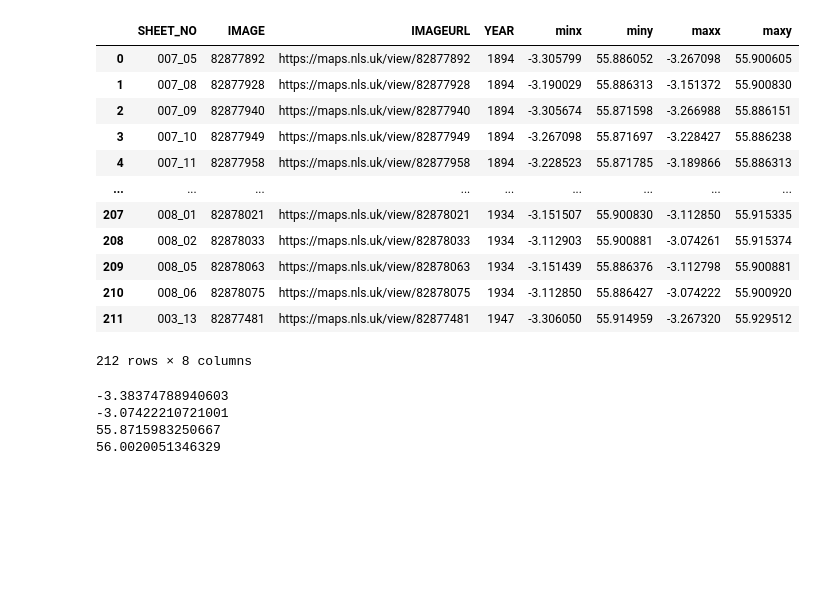
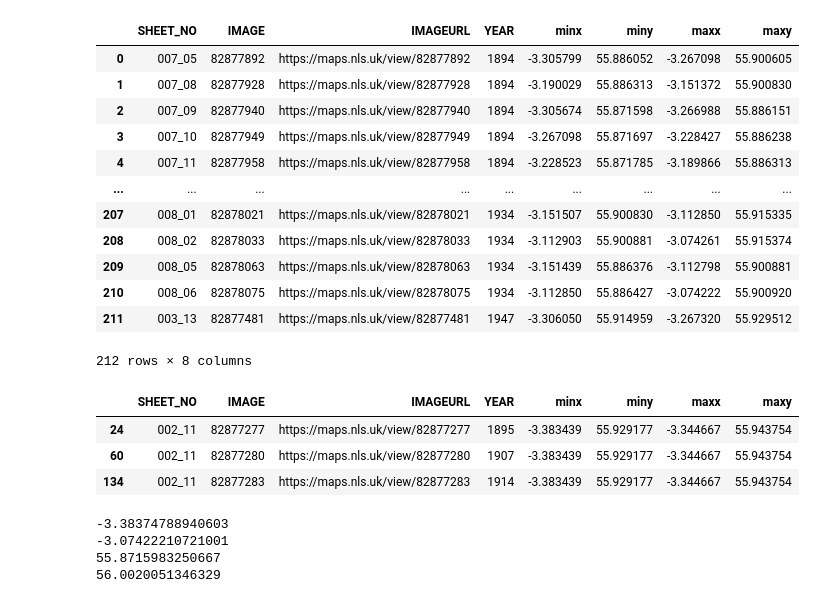
Before and after one commit to alv31415/contrastive-map, a Jupyter notebook: src/dev/meta_explore.ipynb, the cells around one changed output. Saved outputs shown, nothing was run; the diff lists cells and outputs as text; code cells hidden in the pictures; blank space fills up the shorter version.

```diff
--- a/src/dev/meta_explore.ipynb
+++ b/src/dev/meta_explore.ipynb
@@ -54,6 +54,13 @@ meta
 | 210 | 008_06 | 82878075 | https://maps.nls.uk/view/82878075 | 1934 | -3.112850 | 55.886427 | -3.074222 | 55.900920 |
 | 211 | 003_13 | 82877481 | https://maps.nls.uk/view/82877481 | 1947 | -3.306050 | 55.914959 | -3.267320 | 55.929512 |
 212 rows × 8 columns
+# %%
+meta[meta["SHEET_NO"] == "002_11"]
+# %% [output]
+|  | SHEET_NO | IMAGE | IMAGEURL | YEAR | minx | miny | maxx | maxy |
+| 24 | 002_11 | 82877277 | https://maps.nls.uk/view/82877277 | 1895 | -3.383439 | 55.929177 | -3.344667 | 55.943754 |
+| 60 | 002_11 | 82877280 | https://maps.nls.uk/view/82877280 | 1907 | -3.383439 | 55.929177 | -3.344667 | 55.943754 |
+| 134 | 002_11 | 82877283 | https://maps.nls.uk/view/82877283 | 1914 | -3.383439 | 55.929177 | -3.344667 | 55.943754 |
 # %%
 print(meta["minx"].min())
 print(meta["maxx"].max())
```
Also changed, not shown: parts of 4 cells of this notebook, 4 other files.
